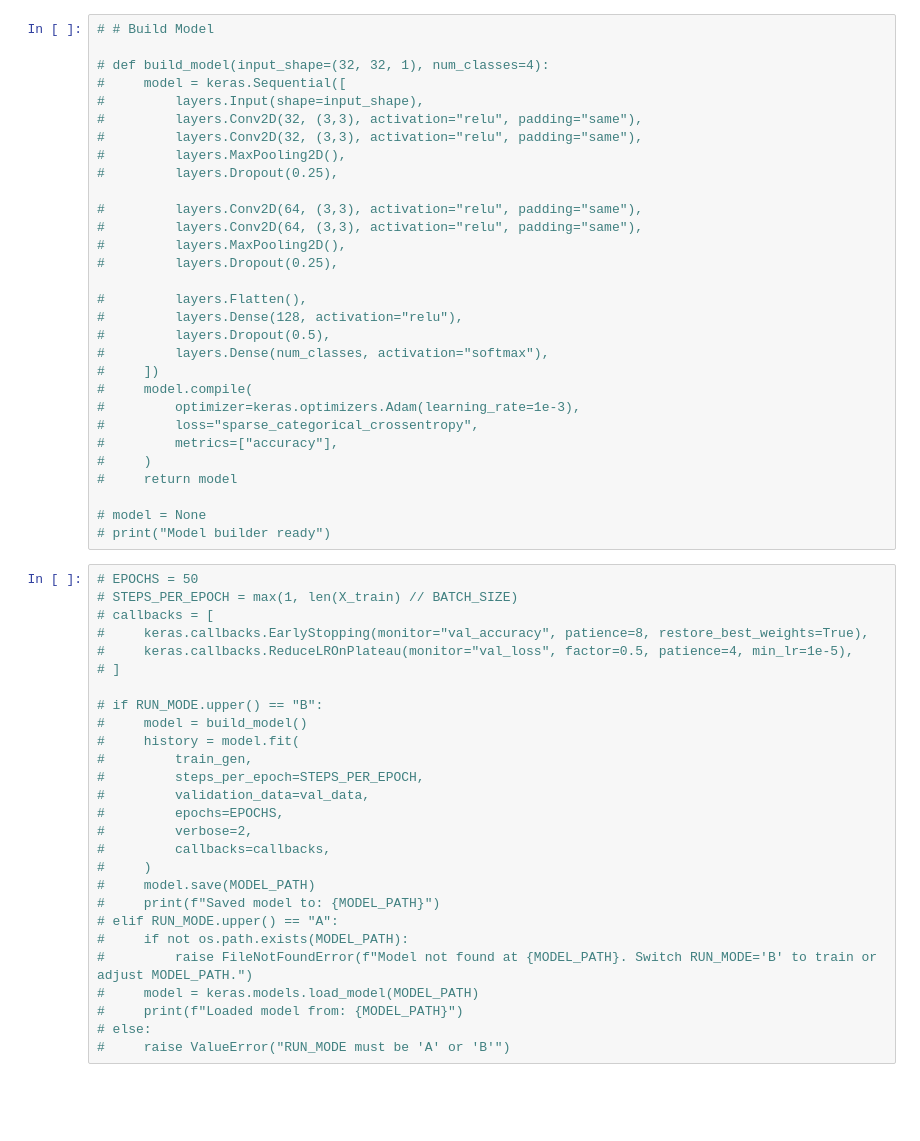
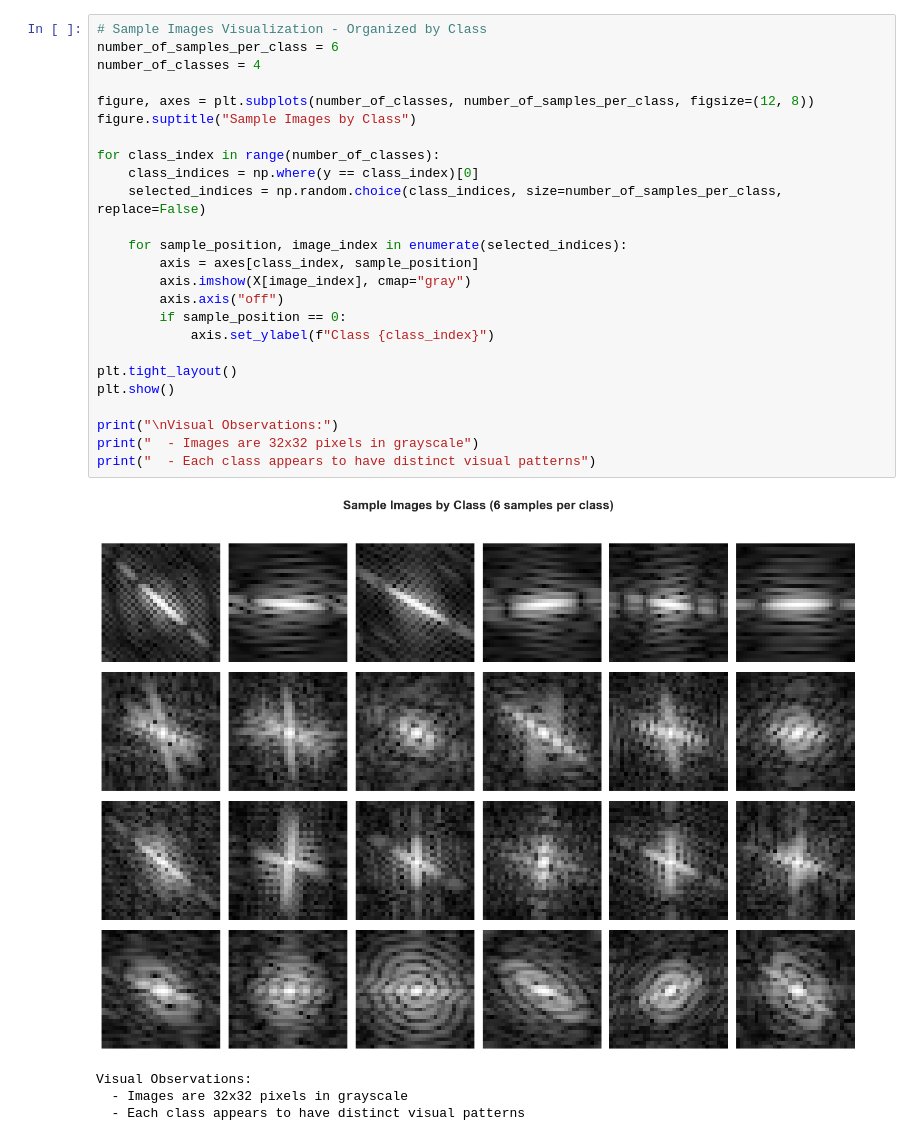
Before and after one commit to NghiaNguyen170192/cosc3007-deep-learning, a Jupyter notebook: assignments/Assignment-01-DUE-2025-12-06/submission_s3343711.ipynb, the cells around one changed output. Drawn from its saved outputs; the diff is of its cells as text; blank space fills up the shorter version.

```diff
--- a/assignments/Assignment-01-DUE-2025-12-06/submission_s3343711.ipynb
+++ b/assignments/Assignment-01-DUE-2025-12-06/submission_s3343711.ipynb
@@ -89,58 +92,31 @@ y
 # %%
-# # Build Model
+# Sample Images Visualization - Organized by Class
+number_of_samples_per_class = 6
+number_of_classes = 4
 
-# def build_model(input_shape=(32, 32, 1), num_classes=4):
-#     model = keras.Sequential([
-#         layers.Input(shape=input_shape),
-#         layers.Conv2D(32, (3,3), activation="relu", padding="same"),
-#         layers.Conv2D(32, (3,3), activation="relu", padding="same"),
-#         layers.MaxPooling2D(),
-#         layers.Dropout(0.25),
+figure, axes = plt.subplots(number_of_classes, number_of_samples_per_class, figsize=(12, 8))
+figure.suptitle("Sample Images by Class")
 
-#         layers.Conv2D(64, (3,3), activation="relu", padding="same"),
-#         layers.Conv2D(64, (3,3), activation="relu", padding="same"),
-#         layers.MaxPooling2D(),
-#         layers.Dropout(0.25),
+for class_index in range(number_of_classes):
+    class_indices = np.where(y == class_index)[0]
+    selected_indices = np.random.choice(class_indices, size=number_of_samples_per_class, replace=False)
 
-#         layers.Flatten(),
-#         layers.Dense(128, activation="relu"),
-#         layers.Dropout(0.5),
-#         layers.Dense(num_classes, activation="softmax"),
-#     ])
-#     model.compile(
-#         optimizer=keras.optimizers.Adam(learning_rate=1e-3),
-#         loss="sparse_categorical_crossentropy",
-#         metrics=["accuracy"],
-#     )
-#     return model
+    for sample_position, image_index in enumerate(selected_indices):
+        axis = axes[class_index, sample_position]
+        axis.imshow(X[image_index], cmap="gray")
+        axis.axis("off")
+        if sample_position == 0:
+            axis.set_ylabel(f"Class {class_index}")
 
-# model = None
-# print("Model builder ready")
+plt.tight_layout()
+plt.show()
+
+print("\nVisual Observations:")
+print("  - Images are 32x32 pixels in grayscale")
+print("  - Each class appears to have distinct visual patterns")
+# %% [output]
+[figure, added]
+Visual Observations:
+  - Images are 32x32 pixels in grayscale
+  - Each class appears to have distinct visual patterns
-# %%
-# EPOCHS = 50
-# STEPS_PER_EPOCH = max(1, len(X_train) // BATCH_SIZE)
-# callbacks = [
-#     keras.callbacks.EarlyStopping(monitor="val_accuracy", patience=8, restore_best_weights=True),
-#     keras.callbacks.ReduceLROnPlateau(monitor="val_loss", factor=0.5, patience=4, min_lr=1e-5),
-# ]
-
-# if RUN_MODE.upper() == "B":
-#     model = build_model()
-#     history = model.fit(
-#         train_gen,
-#         steps_per_epoch=STEPS_PER_EPOCH,
-#         validation_data=val_data,
-#         epochs=EPOCHS,
-#         verbose=2,
-#         callbacks=callbacks,
-#     )
-#     model.save(MODEL_PATH)
-#     print(f"Saved model to: {MODEL_PATH}")
-# elif RUN_MODE.upper() == "A":
-#     if not os.path.exists(MODEL_PATH):
-#         raise FileNotFoundError(f"Model not found at {MODEL_PATH}. Switch RUN_MODE='B' to train or adjust MODEL_PATH.")
-#     model = keras.models.load_model(MODEL_PATH)
-#     print(f"Loaded model from: {MODEL_PATH}")
-# else:
-#     raise ValueError("RUN_MODE must be 'A' or 'B'")
 # %%
```
Also changed, not shown: parts of 16 cells of this notebook, 2 other files.
